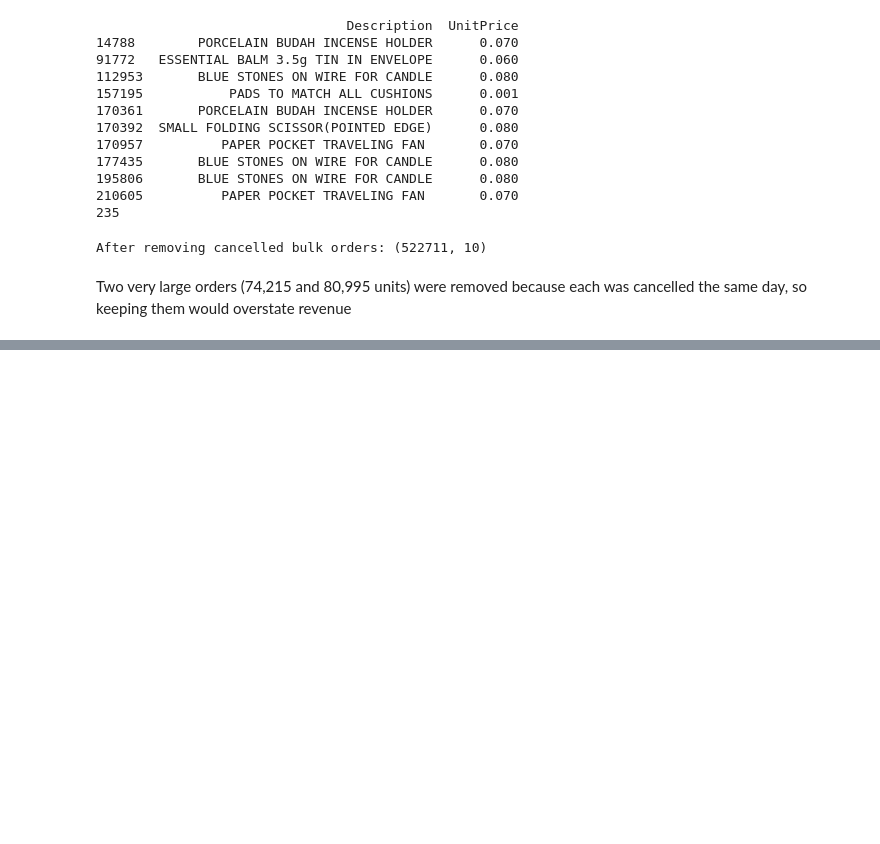
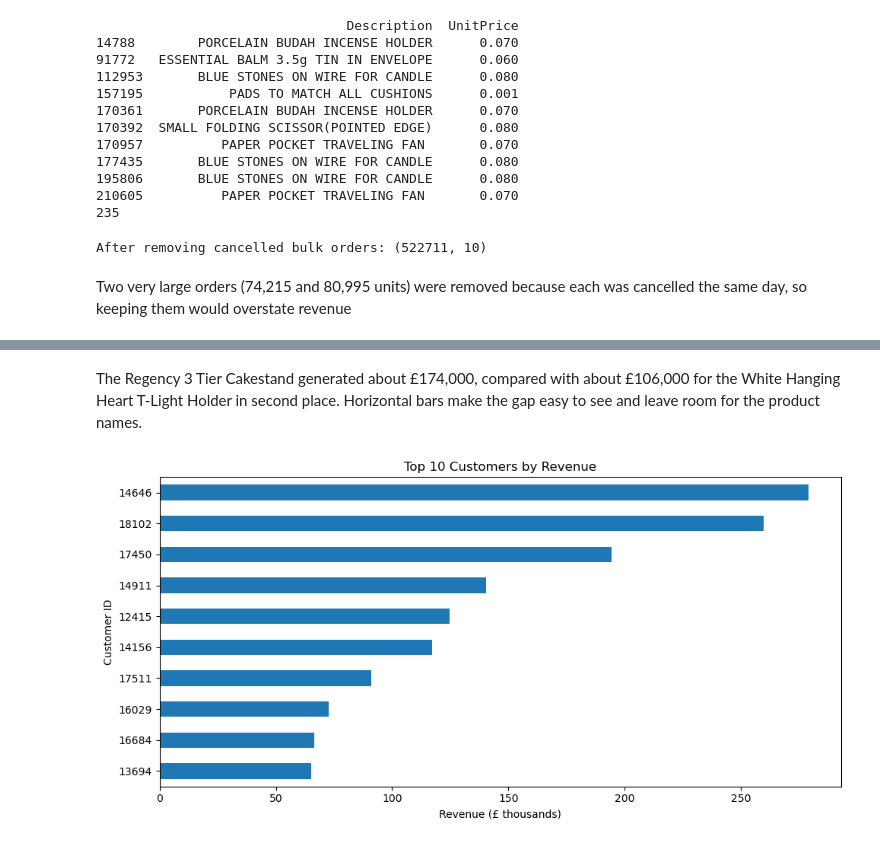
Before and after one commit to nabieba7/Online-Retail-dataA, a Jupyter notebook: online_retail_analysis.ipynb, the cells around one changed output, grey strips where cells are left out. Drawn from its saved outputs; the diff is of its cells as text; code cells hidden in the pictures; blank space fills up the shorter version.

```diff
--- a/online_retail_analysis.ipynb
+++ b/online_retail_analysis.ipynb
@@ -166,0 +215,16 @@ Two very large orders (74,215 and 80,995 units) were removed because each was ca
+# %% [markdown]
+The Regency 3 Tier Cakestand generated about £174,000, compared with about £106,000 for the White Hanging Heart T-Light Holder in second place. Horizontal bars make the gap easy to see and leave room for the product names.
+# %%
+# 3. Top 10 customers by revenue (ignore missing CustomerID)
+top_customers = clean.dropna(subset=['CustomerID']).groupby('CustomerID')['Revenue'].sum().sort_values(ascending=False).head(10) / 1000
+top_customers.index = top_customers.index.astype(int).astype(str)
+plt.figure(figsize=(10, 5))
+top_customers.sort_values().plot(kind='barh')
+plt.title('Top 10 Customers by Revenue')
+plt.xlabel('Revenue (£ thousands)')
+plt.ylabel('Customer ID')
+plt.tight_layout()
+plt.savefig('top_customers.png')
+plt.show()
+# %% [output]
+[figure, added]
```
Also changed, not shown: parts of 14 cells of this notebook.
